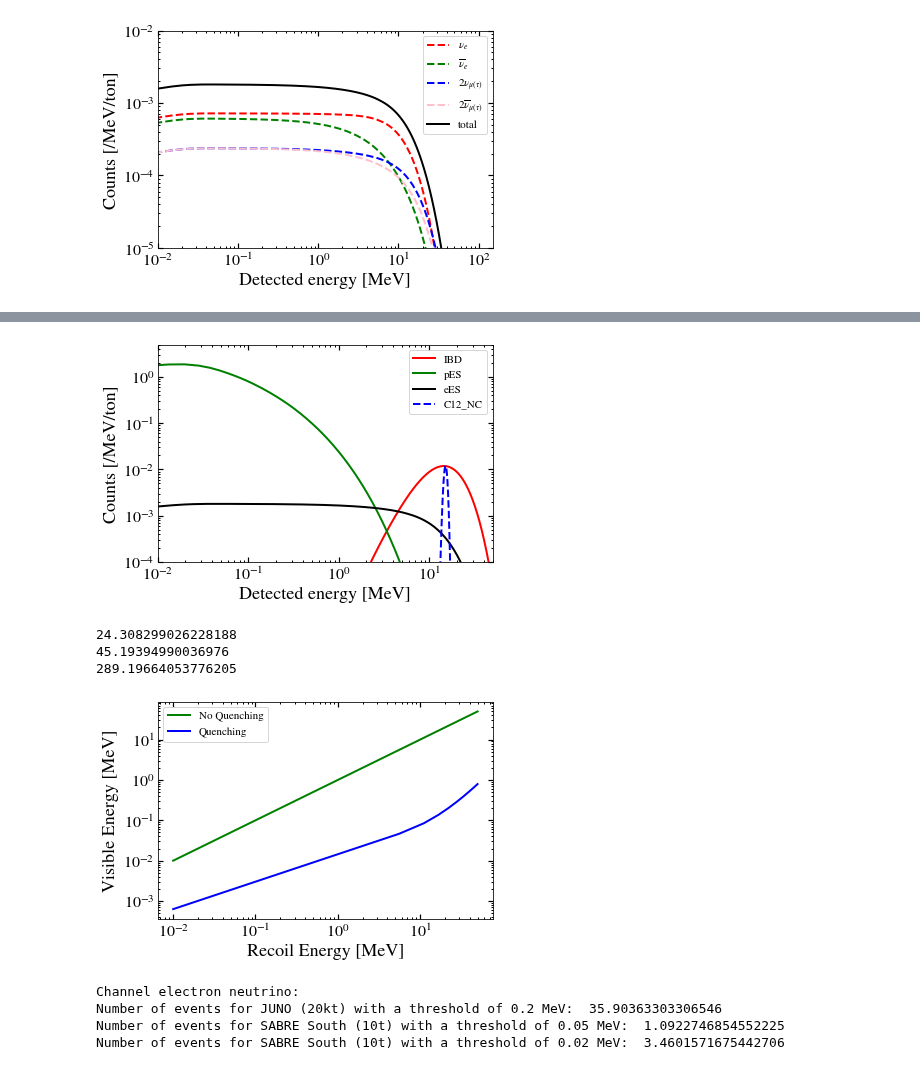
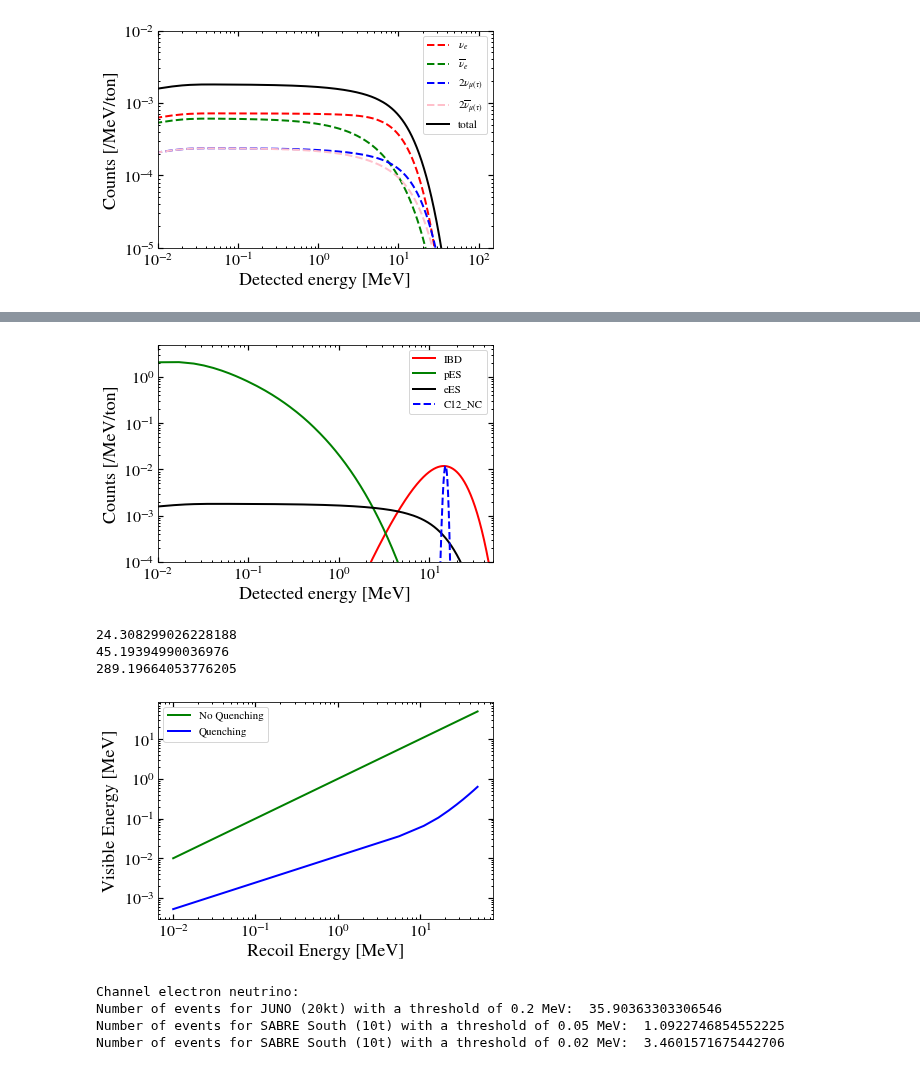
Before and after one commit to mjzurowski/sgm, a Jupyter notebook: Neutrino-LAB-testclass.ipynb, the cells around one changed output, grey strips where cells are left out. Saved outputs shown, nothing was run; the diff lists cells and outputs as text; code cells hidden in the pictures.

Commit message:
fix the density issue in the quenching function

```diff
--- a/Neutrino-LAB-testclass.ipynb
+++ b/Neutrino-LAB-testclass.ipynb
@@ -137,7 +137,7 @@ def quenching_proton(T):
      eloss_file_H=np.loadtxt('snvmodels/p_in_H.dat',skiprows=8)
      eloss_file_C12=np.loadtxt('snvmodels/p_in_C12.dat',skiprows=8)
      eloss_file_energy=eloss_file_H[:,0]
-     eloss_file_LAB = (weight_H*eloss_file_H[:,1]+weight_C12*eloss_file_C12[:,1])*density_LAB
+     eloss_file_LAB = (weight_H*eloss_file_H[:,1]+weight_C12*eloss_file_C12[:,1])
 
      dx = 1e-4
      quenching=0
@@ -448,7 +448,7 @@ plt.xlabel(r"Detected energy [MeV]")
 plt.ylabel(r"Counts [/MeV/ton]")
 plt.savefig('fig/allchannels.pdf',format='pdf', bbox_inches = "tight")
 # %% [output]
-[figure, old version]
+[figure, new version]
 # %%
 print(Model.dRdEd(Ev_eV,Ed_C12_NC,12*MeV,'C12_NC','supernova_e')*20000*0.89)
 print(Model.dRdEd(Ev_eV,Ed_C12_NC,14*MeV,'C12_NC','supernova_ea')*20000*0.89)
@@ -463,35 +463,35 @@ print(4*Model.dRdEd(Ev_eV,Ed_C12_NC,16*MeV,'C12_NC','supernova_mu')*20000*0.89)
 #https://www.sr-niel.org/Simulation/250882niel_p_s.html
 def quenching_Carbon(T):
      eloss_file_electronic=np.loadtxt('snvmodels/C_ElectronicStopping.dat',skiprows=5)
      eloss_file_nuclear=np.loadtxt('snvmodels/C_NuclearStopping.dat',skiprows=3)
      eloss_file_energy=eloss_file_electronic[:,0]
      eloss_file_LAB = (eloss_file_electronic[:,1]+eloss_file_nuclear[:,1])
 
      dx = 1e-4
      quenching=0
      while T > 0:
-         yy = np.interp(T,eloss_file_energy,eloss_file_LAB,right=0)*density_LAB
+         yy = np.interp(T,eloss_file_energy,eloss_file_LAB,right=0)
          dE=yy*dx
          if T > dE:
              quenching += 1/(1+6.5e-3*yy+1.5e-6*yy*yy)*dE
              T=T-dE
          else:
              quenching += 1/(1+6.5e-3*yy+1.5e-6*yy*yy)*T
              break
      return quenching
 T = np.linspace(0.01,50,10)
 
 T_p = [quenching_Carbon(i) for i in T]
 plt.plot(T,T,'g',label=r'No Quenching')
 plt.plot(T,T_p,'b',label=r'Quenching')
 plt.yscale('log')
 plt.xscale('log')
 plt.xlabel(r"Recoil Energy [MeV]")
 plt.ylabel(r"Visible Energy [MeV]")
 plt.legend()
 plt.savefig('fig/C12_quenching.pdf',format='pdf', bbox_inches = "tight")
 # %% [output]
-[figure, old version]
+[figure, new version]
 # %%
 #CNvES on C12 in LAB
 num=10000
```
Also changed, not shown: parts of 5 cells of this notebook, 12 other files.
